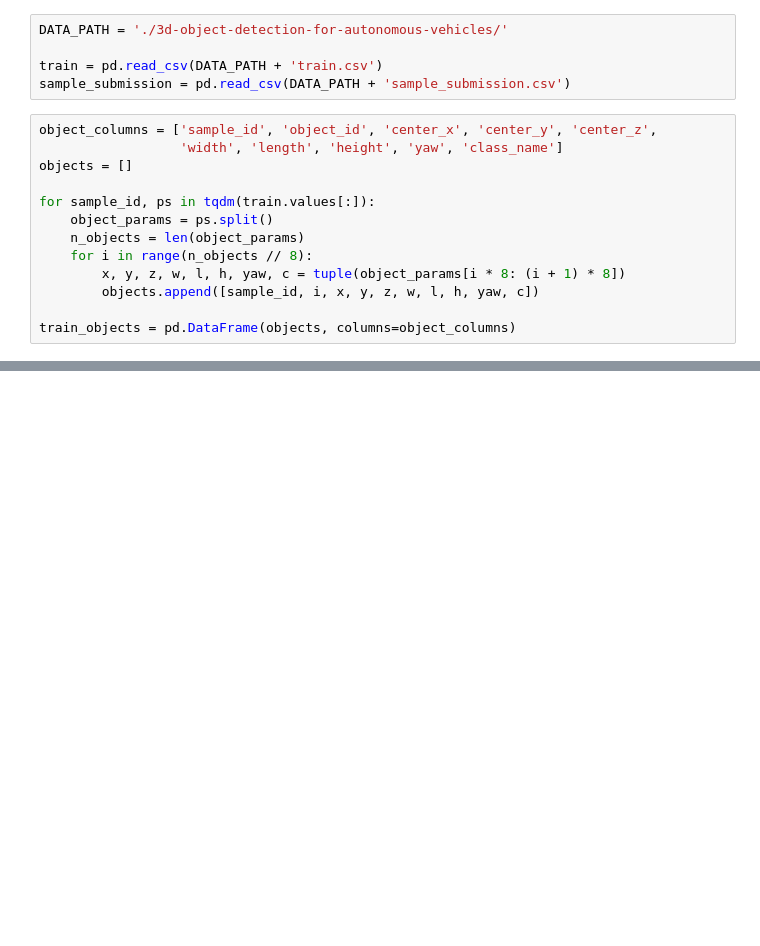
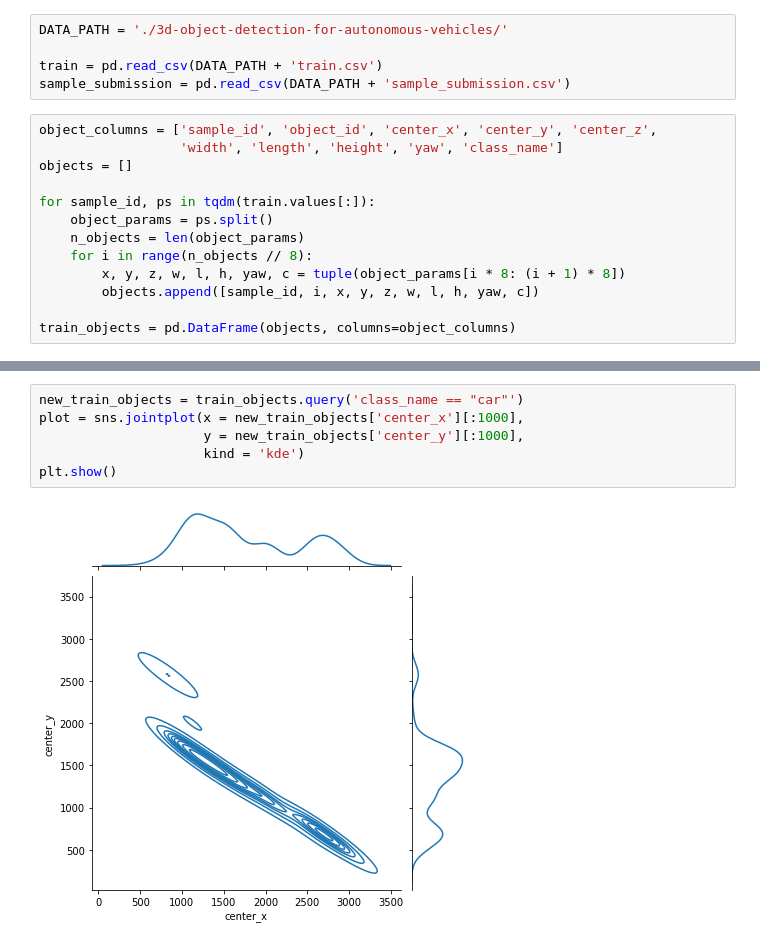
Before and after one commit to subClassy/lyft-3D-object-detector, a Jupyter notebook: data_exploration.ipynb, the cells around one changed output, grey strips where cells are left out. Cells and saved outputs as stored; diff of their text form; blank space fills up the shorter version.

```diff
--- a/data_exploration.ipynb
+++ b/data_exploration.ipynb
@@ -58,0 +87,8 @@ train_objects = pd.DataFrame(objects, columns=object_columns)
+# %%
+new_train_objects = train_objects.query('class_name == "car"')
+plot = sns.jointplot(x = new_train_objects['center_x'][:1000],
+                     y = new_train_objects['center_y'][:1000],
+                     kind = 'kde')
+plt.show()
+# %% [output]
+[figure, added]
```
Also changed, not shown: parts of 5 cells of this notebook.
